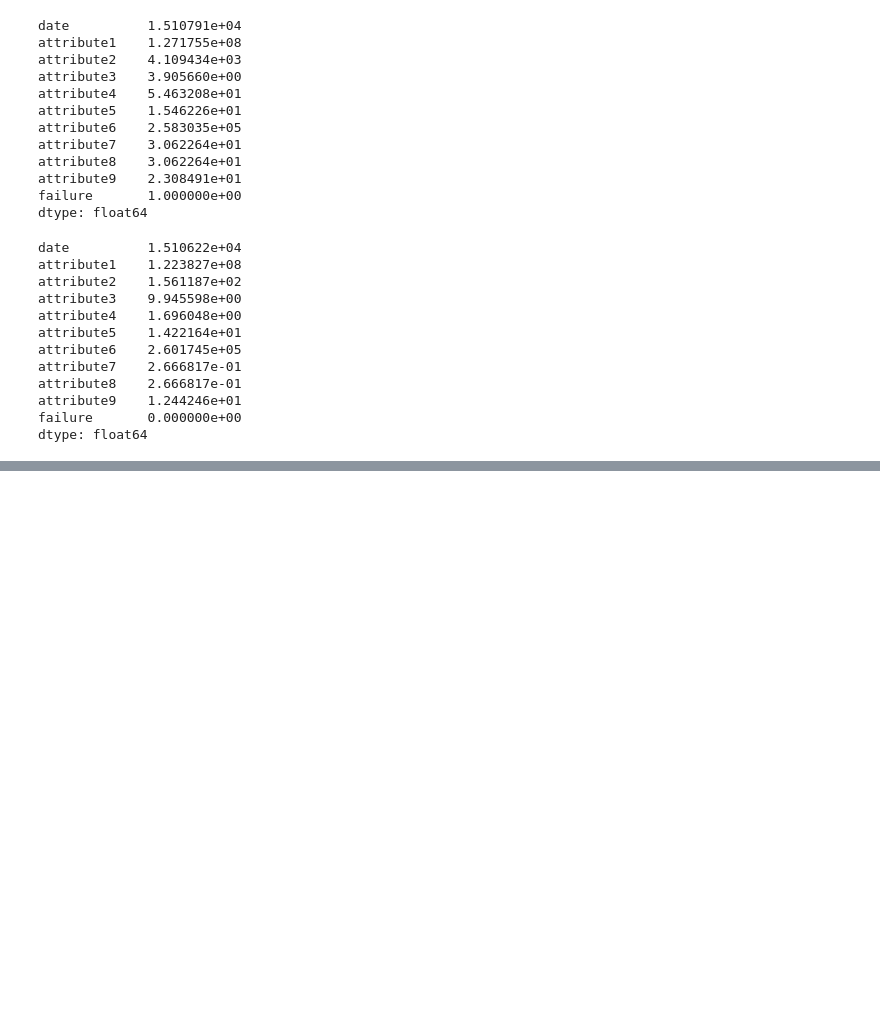
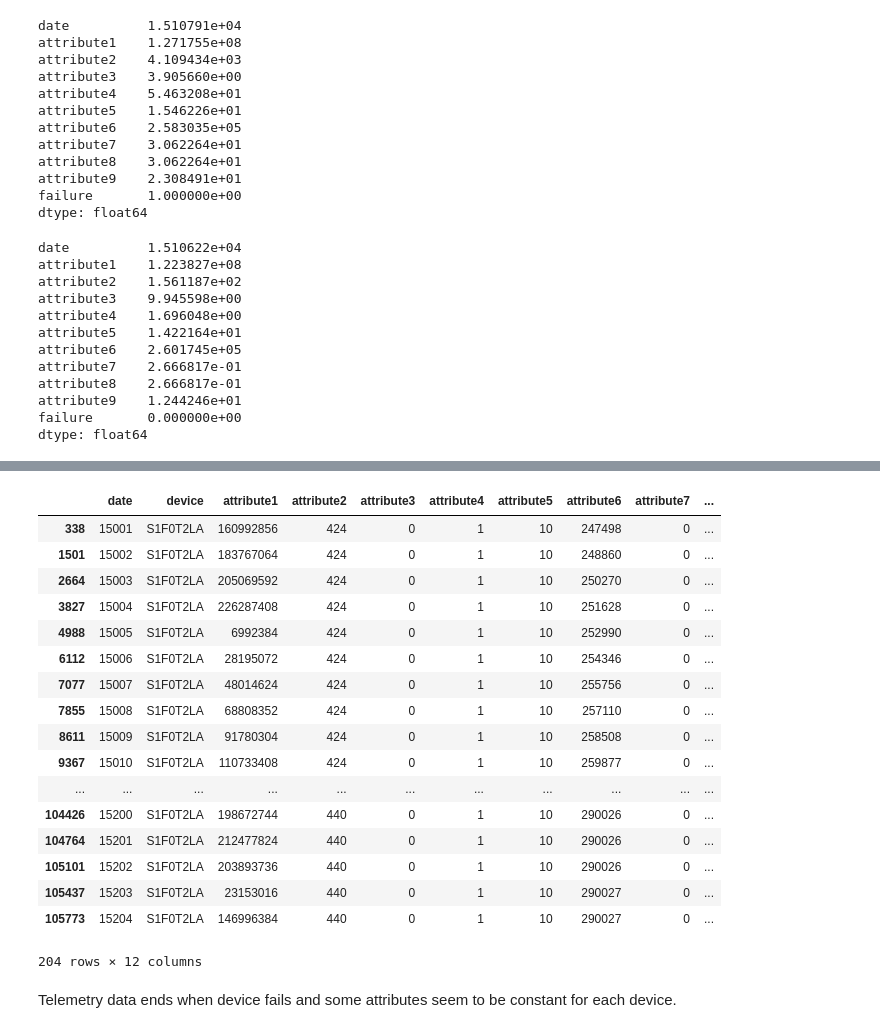
Before and after one commit to bdfraney/Robot_Failure_Challenge, a Jupyter notebook: notebooks/EDA.ipynb, the cells around one changed output, grey strips where cells are left out. Drawn from its saved outputs; the diff is of its cells as text; code cells hidden in the pictures; blank space fills up the shorter version.

```diff
--- a/notebooks/EDA.ipynb
+++ b/notebooks/EDA.ipynb
@@ -161,0 +231,23 @@ dtype: float64
+# %%
+df.query("device == 'S1F0T2LA'")
+# %% [output]
+|  | date | device | attribute1 | attribute2 | attribute3 | attribute4 | attribute5 | attribute6 | attribute7 | ... |
+| 338 | 15001 | S1F0T2LA | 160992856 | 424 | 0 | 1 | 10 | 247498 | 0 | ... |
+| 1501 | 15002 | S1F0T2LA | 183767064 | 424 | 0 | 1 | 10 | 248860 | 0 | ... |
+| 2664 | 15003 | S1F0T2LA | 205069592 | 424 | 0 | 1 | 10 | 250270 | 0 | ... |
+| 3827 | 15004 | S1F0T2LA | 226287408 | 424 | 0 | 1 | 10 | 251628 | 0 | ... |
+| 4988 | 15005 | S1F0T2LA | 6992384 | 424 | 0 | 1 | 10 | 252990 | 0 | ... |
+| 6112 | 15006 | S1F0T2LA | 28195072 | 424 | 0 | 1 | 10 | 254346 | 0 | ... |
+| 7077 | 15007 | S1F0T2LA | 48014624 | 424 | 0 | 1 | 10 | 255756 | 0 | ... |
+| 7855 | 15008 | S1F0T2LA | 68808352 | 424 | 0 | 1 | 10 | 257110 | 0 | ... |
+| 8611 | 15009 | S1F0T2LA | 91780304 | 424 | 0 | 1 | 10 | 258508 | 0 | ... |
+| 9367 | 15010 | S1F0T2LA | 110733408 | 424 | 0 | 1 | 10 | 259877 | 0 | ... |
+| ... | ... | ... | ... | ... | ... | ... | ... | ... | ... | ... |
+| 104426 | 15200 | S1F0T2LA | 198672744 | 440 | 0 | 1 | 10 | 290026 | 0 | ... |
+| 104764 | 15201 | S1F0T2LA | 212477824 | 440 | 0 | 1 | 10 | 290026 | 0 | ... |
+| 105101 | 15202 | S1F0T2LA | 203893736 | 440 | 0 | 1 | 10 | 290026 | 0 | ... |
+| 105437 | 15203 | S1F0T2LA | 23153016 | 440 | 0 | 1 | 10 | 290027 | 0 | ... |
+| 105773 | 15204 | S1F0T2LA | 146996384 | 440 | 0 | 1 | 10 | 290027 | 0 | ... |
+204 rows × 12 columns
+# %% [markdown]
+Telemetry data ends when device fails and some attributes seem to be constant for each device.
```
Also changed, not shown: parts of 24 cells of this notebook, 1 other file.
